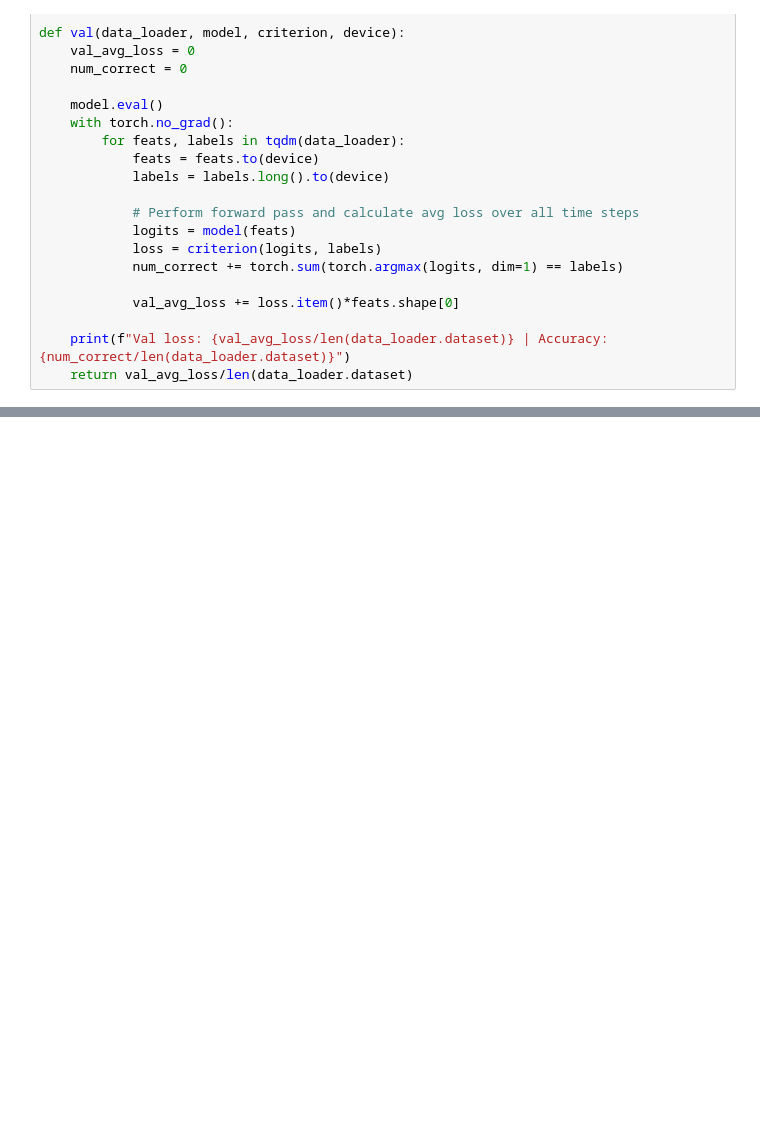
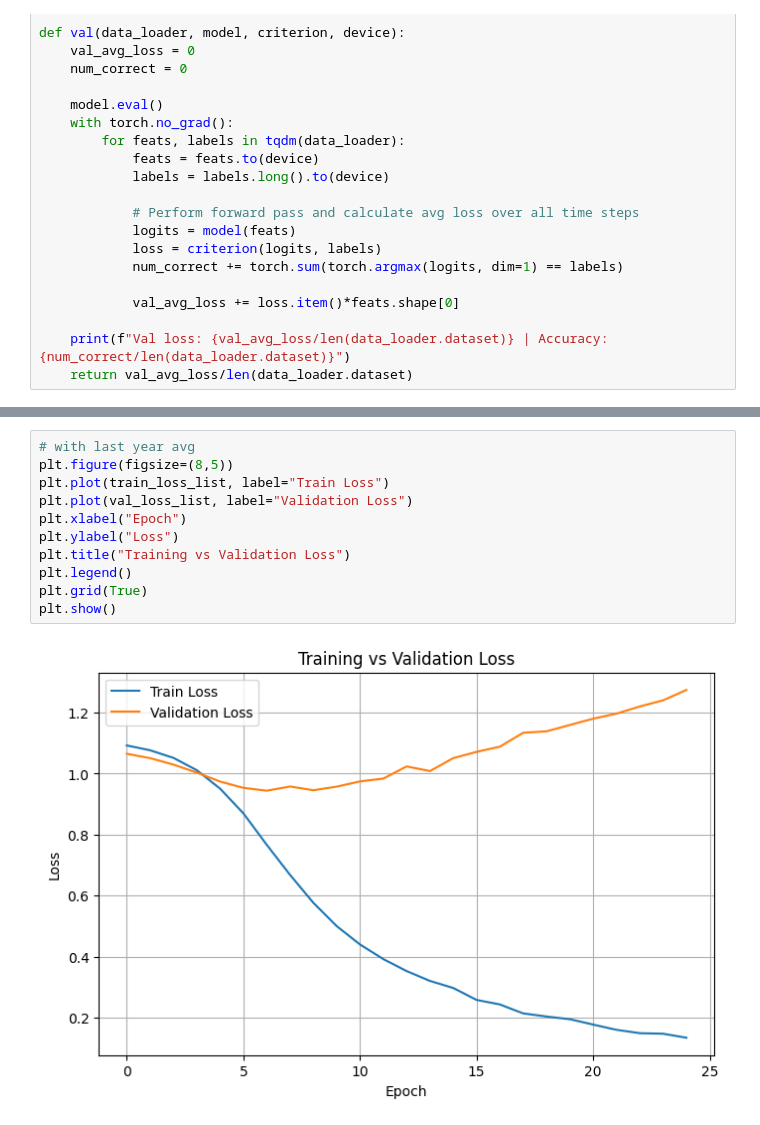
Before and after one commit to mihikabairathi/Federal-Funds-Rate-Prediction, a Jupyter notebook: experiment_one.ipynb, the cells around one changed output, grey strips where cells are left out. Cells and saved outputs as stored; diff of their text form; blank space fills up the shorter version.

```diff
--- a/experiment_one.ipynb
+++ b/experiment_one.ipynb
@@ -267,0 +310,13 @@ Train loss: 2.341124626651684 | Accuracy: 0.47826087474823
+# %%
+# with last year avg
+plt.figure(figsize=(8,5))
+plt.plot(train_loss_list, label="Train Loss")
+plt.plot(val_loss_list, label="Validation Loss")
+plt.xlabel("Epoch")
+plt.ylabel("Loss")
+plt.title("Training vs Validation Loss")
+plt.legend()
+plt.grid(True)
+plt.show()
+# %% [output]
+[figure, added]
```
Also changed, not shown: parts of 14 cells of this notebook.
